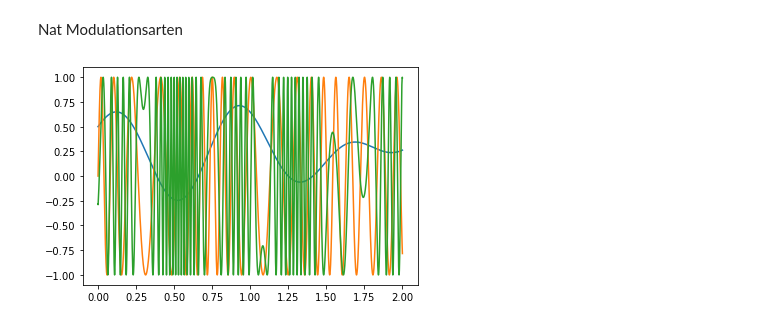
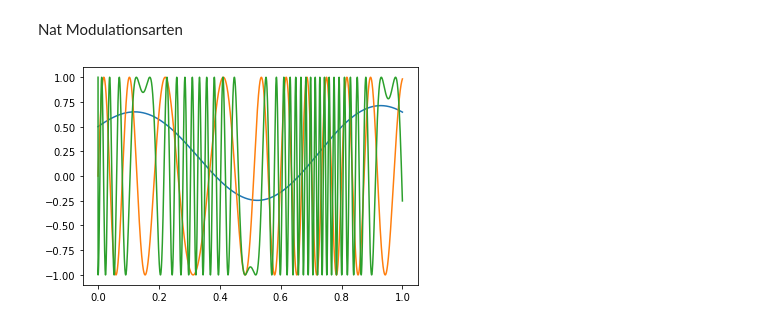
Before and after one commit to AndreasFMueller/SeminarSpezielleFunktionen, a Jupyter notebook: buch/papers/fm/Python animation/Bessel-FM.ipynb, the cells around one changed output. Saved outputs shown, nothing was run; the diff lists cells and outputs as text; code cells hidden in the pictures.

Commit message:
save figurs work

```diff
--- a/buch/papers/fm/Python animation/Bessel-FM.ipynb
+++ b/buch/papers/fm/Python animation/Bessel-FM.ipynb
@@ -101,33 +99,33 @@ y = (np.sin(20 * 2.0*np.pi*x)+np.sin(5* 2.0*np.pi*x)+np.sin(2* 2.0*np.pi*x))/3
 # %% [markdown]
 Nat Modulationsarten
 # %%
-t = np.linspace(0,2,5000)
+t = np.linspace(0,1,5000)
 
 # m(t)
 k = 0.25
 dc = 0.25
 f1 = 1
 f2 = 1.4
 
 # x_c(t)
 fc = 10
 kp = 1.5 * 2 * np.pi
 kf = 15
 
 m = dc + k* np.cos(2*np.pi*f1*t) + k*np.sin(2*np.pi*f2*t)
 
 AM = 2* m* np.cos(2* np.pi *fc*t)
 
 PM = 1* np.cos(2* np.pi * fc*t+kp*m)
 
 dt= t[1]-t[0]
-phi = kp * m
-phidt = np.gradient(phi,dt)
+phi = kp * m + np.gradient(phi,dt)
+phidt =  np.append(0, kf*2*np.pi*m[:-1])
 FM = 1* (np.cos(2 *np.pi *fc *t + phidt))
 plt.plot(t, m, '-')
 #plt.plot(t, AM,'b')
 plt.plot(t,PM)
 plt.plot(t,FM)
 plt.show()
 # %% [output]
-[figure, old version]
+[figure, new version]
```
Also changed, not shown: parts of 1 cell of this notebook.
